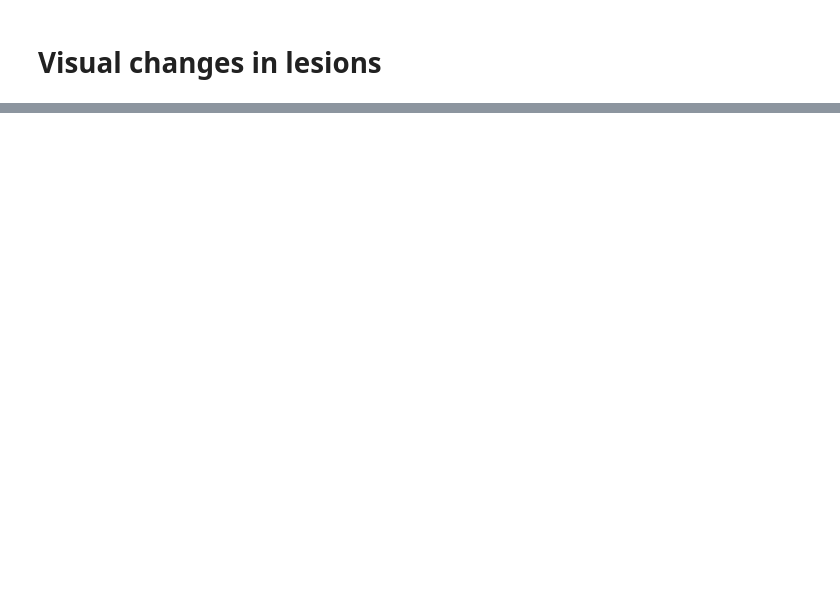
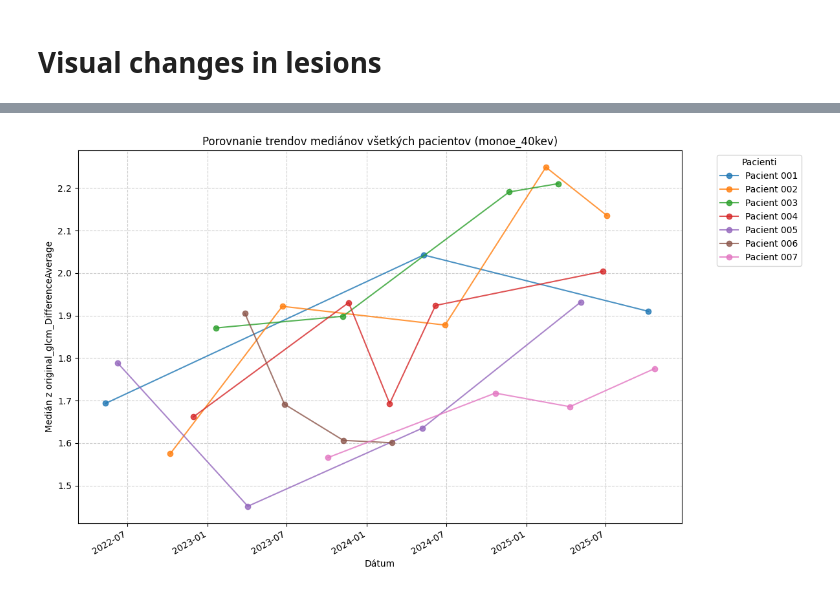
Before and after one commit to lukas1110/Analysis-of-multiple-myelomas-from-dual-CT, a Jupyter notebook: vertebrae_level/follow_up_vertebrae.ipynb, the cells around one changed output, grey strips where cells are left out. Cells and saved outputs as stored; diff of their text form; code cells hidden in the pictures; blank space fills up the shorter version.

```diff
--- a/vertebrae_level/follow_up_vertebrae.ipynb
+++ b/vertebrae_level/follow_up_vertebrae.ipynb
@@ -166,0 +213,35 @@ for patient, followups in patient_follow_up_dfs[img_type].items():
+# %%
+import matplotlib.pyplot as plt
+plt.style.use('default')
+import pandas as pd
+
+img_type = "monoe_40kev"
+feature = "original_glcm_DifferenceAverage"
+
+plt.figure(figsize=(12, 7))
+for patient, followups in patient_follow_up_dfs[img_type].items():
+    dates = []
+    medians = []
+    for followup_id, df in sorted(followups.items()):
+        if df.empty:
+            continue
+        current_median = df[feature].median()
+        date = pd.to_datetime(df["Date"].iloc[0], dayfirst=True)
+        dates.append(date)
+        medians.append(current_median)
+
+    if dates:
+        plt.plot(dates, medians, marker="o", linestyle="-", label=f"Pacient {patient}", alpha=0.8)
+
+plt.xlabel("Dátum")
+plt.ylabel(f"Medián z {feature}")
+plt.title(f"Porovnanie trendov mediánov všetkých pacientov ({img_type})")
+
+plt.legend(bbox_to_anchor=(1.05, 1), loc="upper left", title="Pacienti")
+plt.grid(True, linestyle='--', alpha=0.6)
+
+plt.gcf().autofmt_xdate()
+plt.tight_layout()
+plt.show()
+# %% [output]
+[figure, added]
```
Also changed, not shown: parts of 11 cells of this notebook, 4 other files.
